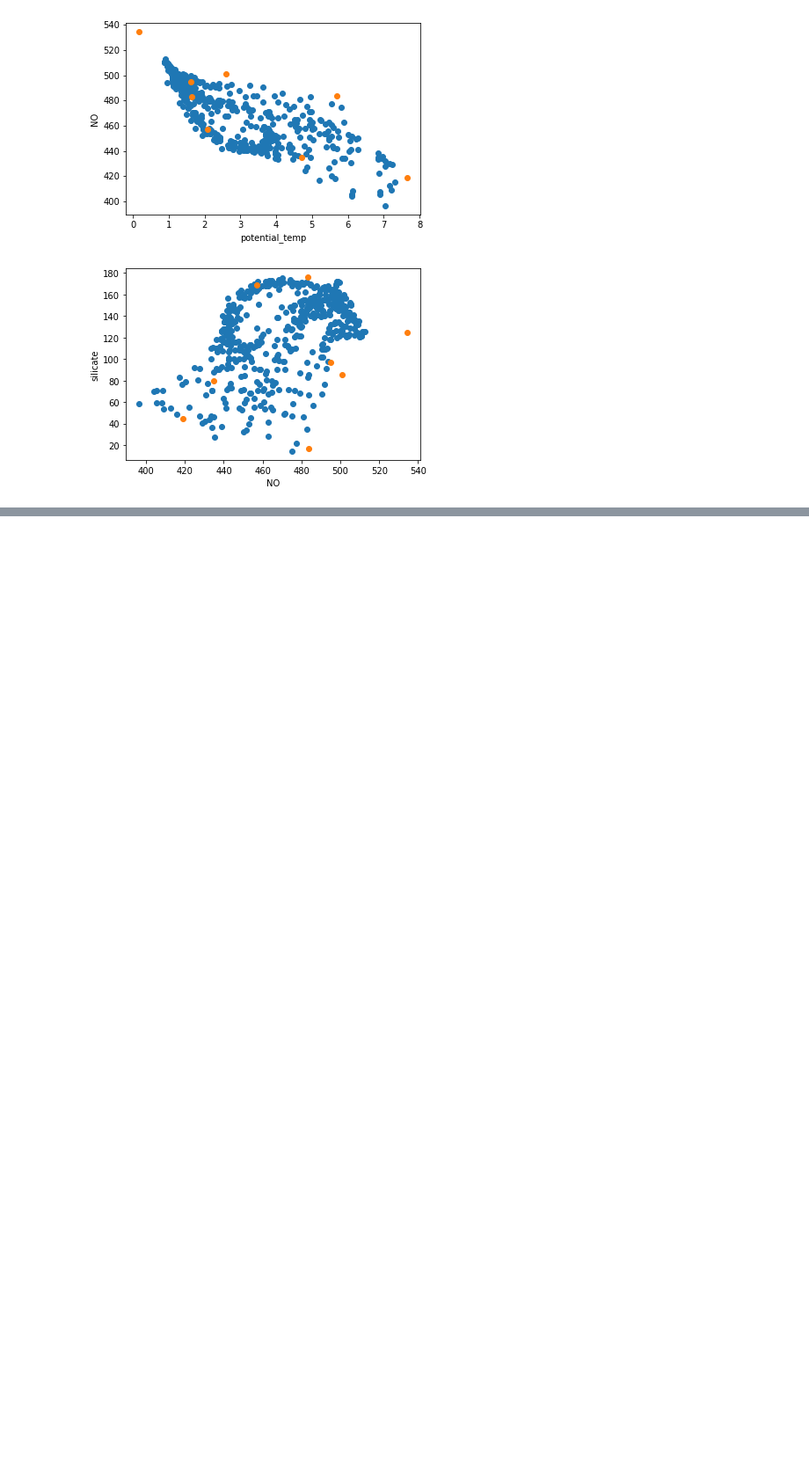
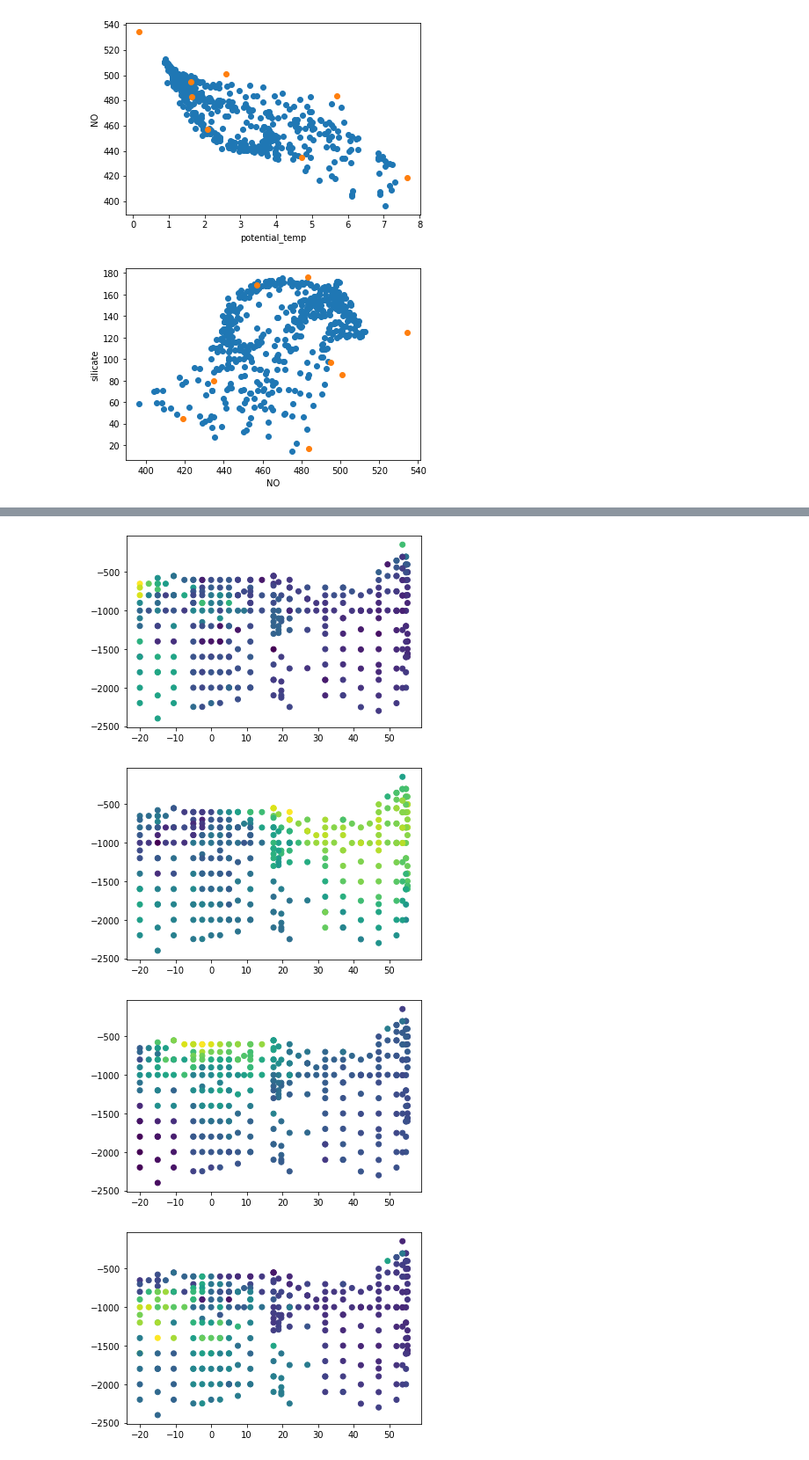
Before and after one commit to nitrogenlab/oceanography_colab_notebooks, a Jupyter notebook: for_rian/ConstrainedWaterMassAnalysis.ipynb, the cells around one changed output, grey strips where cells are left out. Shown at 88% size. Cells and saved outputs as stored; diff of their text form; code cells hidden in the pictures; blank space fills up the shorter version.

```diff
--- a/for_rian/ConstrainedWaterMassAnalysis.ipynb
+++ b/for_rian/ConstrainedWaterMassAnalysis.ipynb
@@ -189,0 +259,11 @@ PARAM_WEIGHTS = np.array([140, 100, 30, 10, 10, 10]) #Mass balance via constr
+# %%
+for i in range(soln.shape[1]):
+  plt.scatter(gp15_intermediate["latitude"],
+              -gp15_intermediate["depth"],
+              c=soln[:,i])
+  plt.show()
+# %% [output]
+[figure, added]
+[figure, added]
+[figure, added]
+[figure, added]
```
Also changed, not shown: parts of 9 cells of this notebook.
